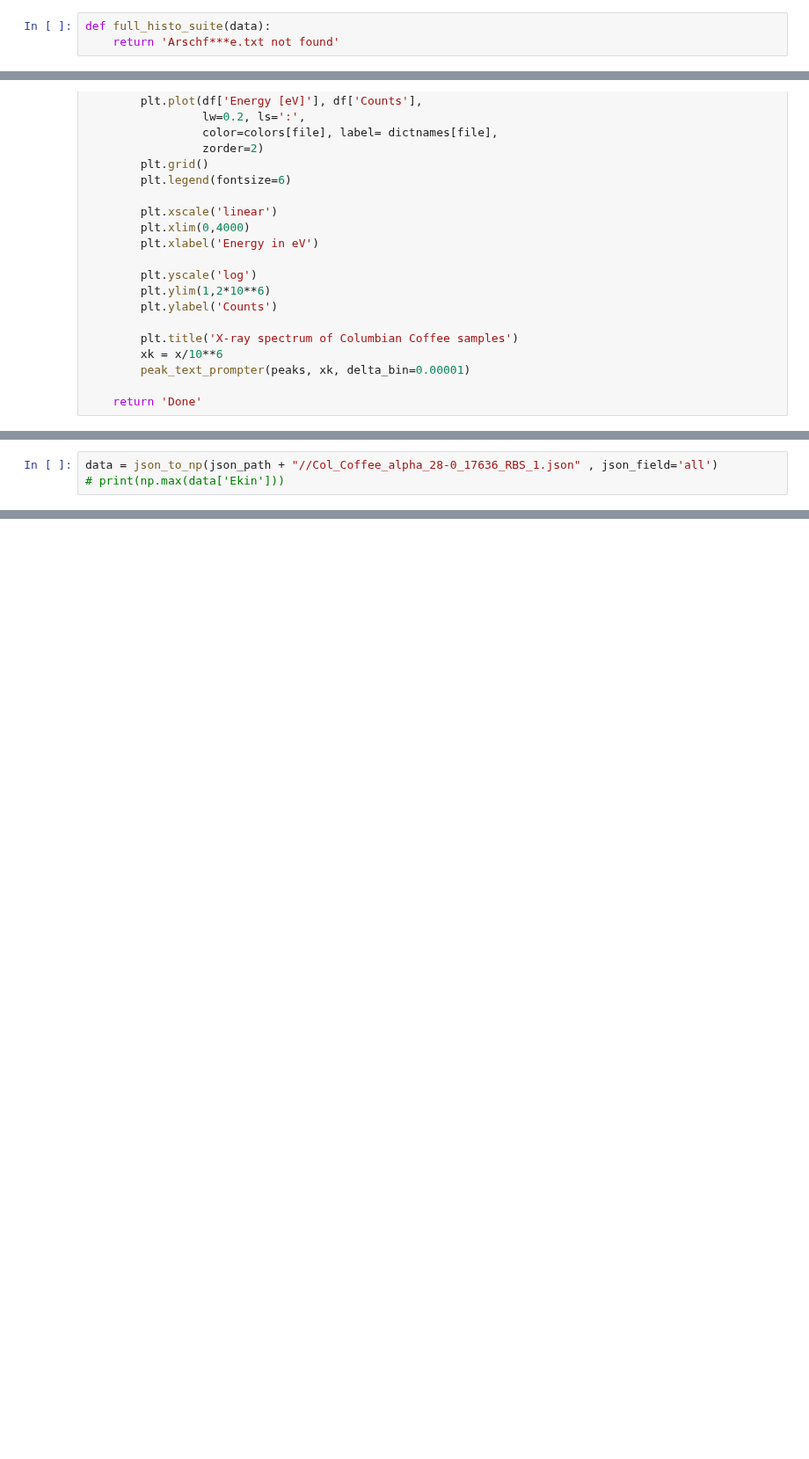
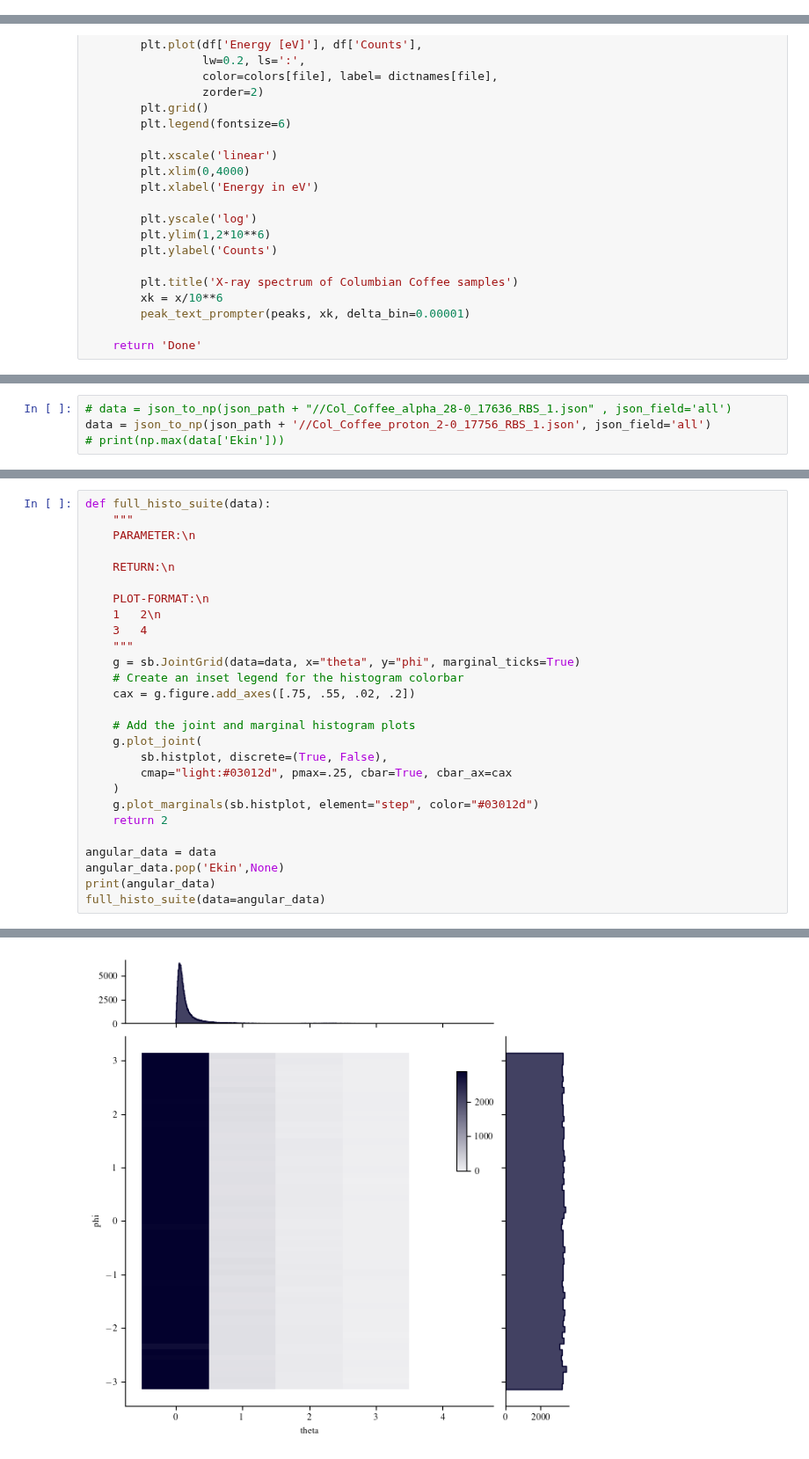
Before and after one commit to SirPhoenix007/IBA-Bonn, a Jupyter notebook: spectra.ipynb, the cells around one changed output, grey strips where cells are left out. Shown at 88% size. Saved outputs shown, nothing was run; the diff lists cells and outputs as text; blank space fills up the shorter version.

```diff
--- a/spectra.ipynb
+++ b/spectra.ipynb
@@ -314,9 +333,6 @@ def multi_histo(prm,files):
     plt.show()
 
     return data_dict
-# %%
-def full_histo_suite(data):
-    return 'Arschf***e.txt not found'
 # %%
 def Load_Data(file_name, opt = None):
     suffix = file_name.split('.')[-1]
@@ -394,3 +430,4 @@ multi_spectra_single_plot(files, dictnames)
 # %%
-data = json_to_np(json_path + "//Col_Coffee_alpha_28-0_17636_RBS_1.json" , json_field='all')
+# data = json_to_np(json_path + "//Col_Coffee_alpha_28-0_17636_RBS_1.json" , json_field='all')
+data = json_to_np(json_path + '//Col_Coffee_proton_2-0_17756_RBS_1.json', json_field='all')
 # print(np.max(data['Ekin']))
@@ -396,0 +440,28 @@ data = json_to_np(json_path + "//Col_Coffee_alpha_28-0_17636_RBS_1.json" , json_
+# %%
+def full_histo_suite(data):
+    """
+    PARAMETER:\n
+
+    RETURN:\n
+
+    PLOT-FORMAT:\n
+    1   2\n
+    3   4
+    """
+    g = sb.JointGrid(data=data, x="theta", y="phi", marginal_ticks=True)
+    # Create an inset legend for the histogram colorbar
+    cax = g.figure.add_axes([.75, .55, .02, .2])
+
+    # Add the joint and marginal histogram plots
+    g.plot_joint(
+        sb.histplot, discrete=(True, False),
+        cmap="light:#03012d", pmax=.25, cbar=True, cbar_ax=cax
+    )
+    g.plot_marginals(sb.histplot, element="step", color="#03012d")
+    return 2
+
+angular_data = data
+angular_data.pop('Ekin',None)
+print(angular_data)
+full_histo_suite(data=angular_data)
+# %% [output]
@@ -397,3 +472,4 @@ data = json_to_np(json_path + "//Col_Coffee_alpha_28-0_17636_RBS_1.json" , json_
+[figure, added]
 # %%
 # files = ['//YBCO_10mu_proton_7-0_25044_PIXE_1.json',
 #          '//YBCO_10mu_proton_8-5_20760_PIXE_1.json',
```
Also changed, not shown: parts of 6 cells of this notebook, 1 other file.
